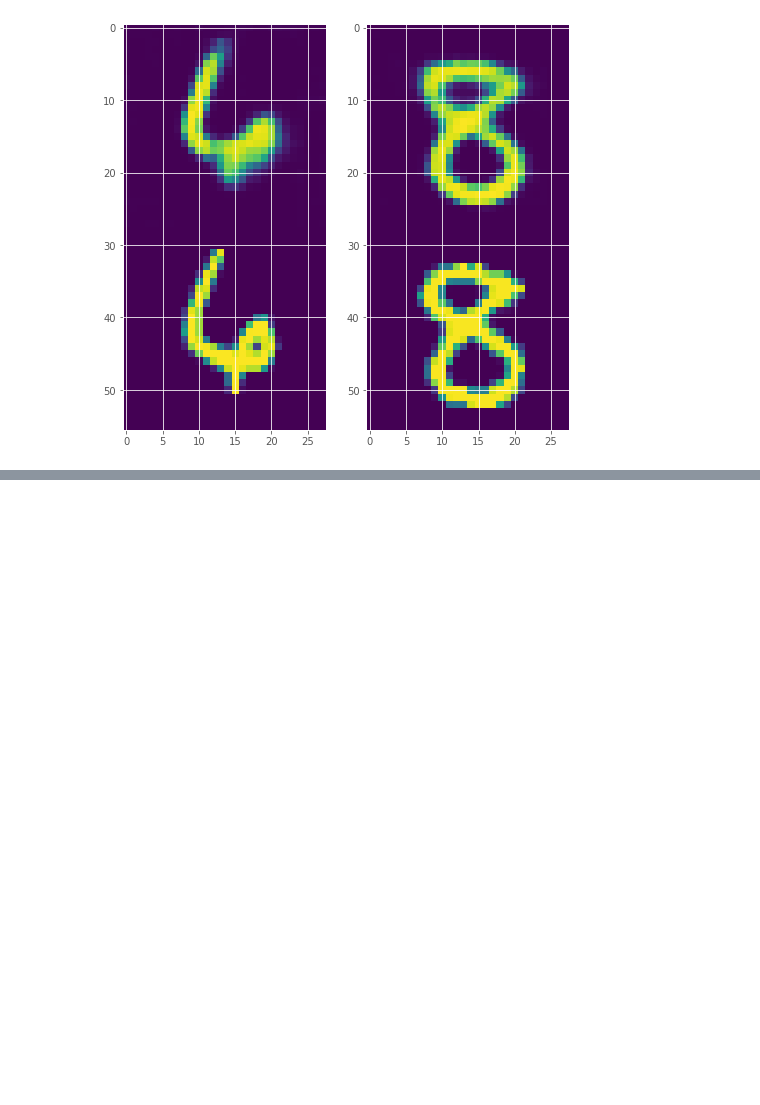
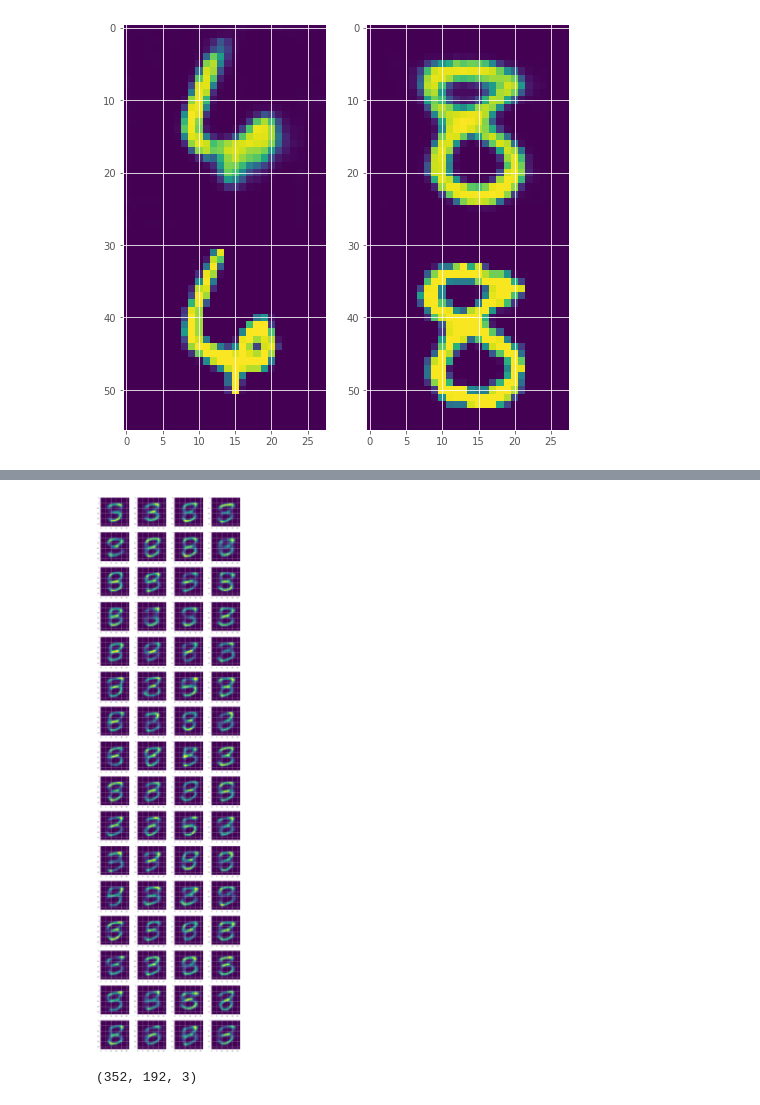
Before and after one commit to balcomes/keras-autoencoders, a Jupyter notebook: train_conv_autoencoder.ipynb, the cells around one changed output, grey strips where cells are left out. Drawn from its saved outputs; the diff is of its cells as text; code cells hidden in the pictures; blank space fills up the shorter version.

```diff
--- a/train_conv_autoencoder.ipynb
+++ b/train_conv_autoencoder.ipynb
@@ -197,3 +194,14 @@ plt.imshow(autoencoder.predict(np.asarray(np.random.random(28*28).reshape([1,28,
+# %%
+fig=plt.figure(figsize=(16, 64))
+columns = 4
+rows = 16
+for i in range(1, columns*rows + 1):
+    img = autoencoder.predict(np.asarray(np.random.random(28*28).reshape([1,28,28,1])))[0,:,:,0]
+    fig.add_subplot(rows, columns, i)
+    plt.imshow(img)
+plt.show()
+# %% [output]
+[figure, added]
 # %%
 #!tf_upgrade_v2 \
 #  --intree my_project/ \
@@ -201,0 +214,4 @@ plt.imshow(autoencoder.predict(np.asarray(np.random.random(28*28).reshape([1,28,
+# %%
+dwarves.shape
+# %% [output]
+(352, 192, 3)
```
Also changed, not shown: parts of 30 cells of this notebook.
